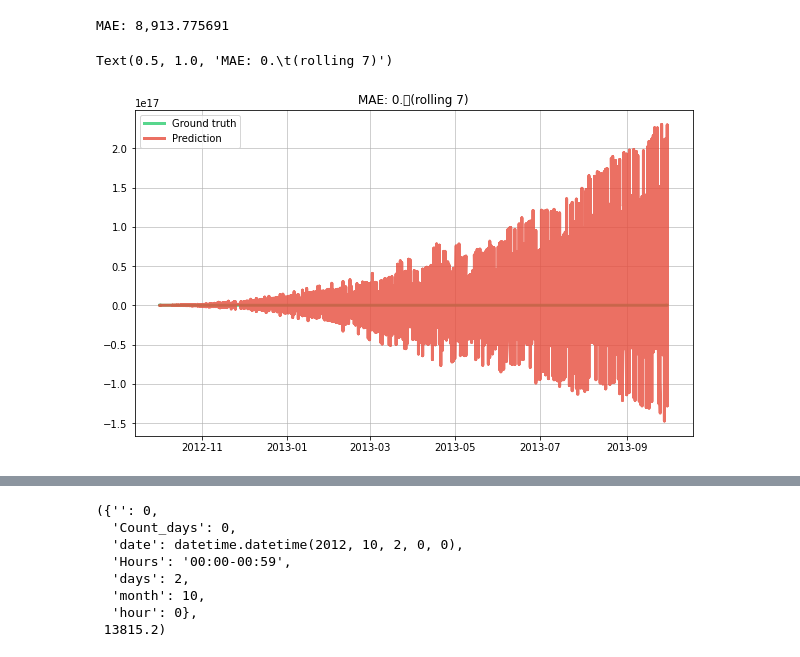
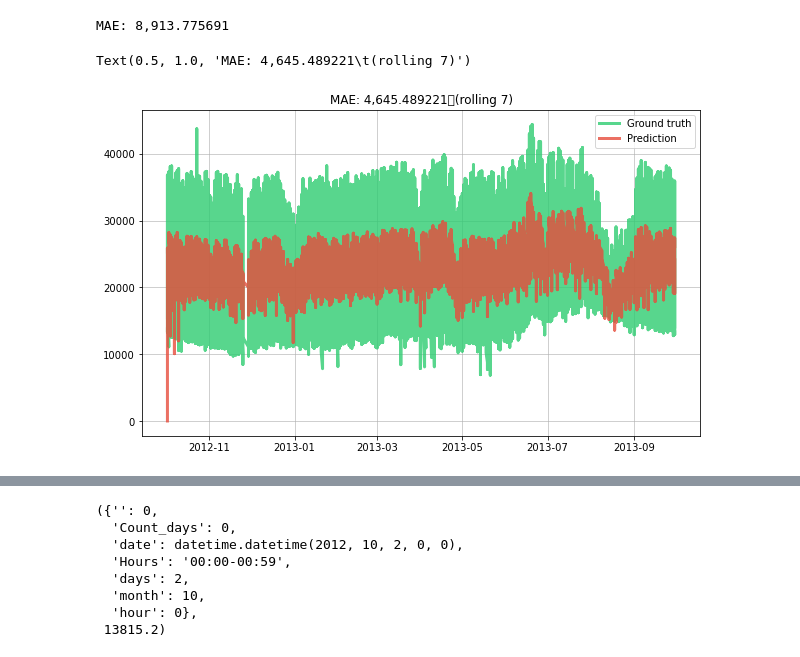
Before and after one commit to giodefa96/Script_Tesi_new, a Jupyter notebook: Script/DatiTesi/press_idr_trueModels.ipynb, the cells around one changed output, grey strips where cells are left out. Saved outputs shown, nothing was run; the diff lists cells and outputs as text; code cells hidden in the pictures.

```diff
--- a/Script/DatiTesi/press_idr_trueModels.ipynb
+++ b/Script/DatiTesi/press_idr_trueModels.ipynb
@@ -100,5 +100,5 @@ dati.Water_volume.plot()
 # %%
-path = r'C:\Users\giode\PycharmProjects\Script_Tesi_new\Script\DatiTesi\dativolum.csv'
+path = '/home/giodefa/PycharmProjects/Script_Tesi_new/Script/DatiTesi/dativolum.csv'
 # %%
 dati.columns
 # %% [output]
@@ -106,7 +106,7 @@ Index(['Count_days', 'date', 'Hours', 'Water_volume', 'days', 'month', 'hour'],
 # %%
 def initial_iter():
 
-       path = r'C:\Users\giode\PycharmProjects\Script_Tesi_new\Script\DatiTesi\dativolum.csv'
+       path = '/home/giodefa/PycharmProjects/Script_Tesi_new/Script/DatiTesi/dativolum.csv'
 
        X_y = stream.iter_csv(
               filepath_or_buffer=path,
@@ -288,7 +307,7 @@ y_preds = []
 
 X_y = initial_iter()
 
-model = compose.Select( '', 'hour', 'days', 'Count_days')
+model = compose.Select( '', 'days')
 model |= preprocessing.StandardScaler()
 model |= linear_model.PARegressor(
        C=0.01,
@@ -299,19 +318,45 @@ model |= linear_model.PARegressor(
 
 
 
-for i in range(0,8496):  #8496
+# for i in range(0,8496):  #8496
+#        x, y = next(X_y)
+#        # Obtain the prior prediction and update the model in one go
+#        y_pred = model.predict_one(x)
+#        model.learn_one(x, y)
+#
+#        # Update the error metric
+#        metric.update(y, y_pred)
+#
+#        # Store the true value and the prediction
+#        dates.append(x['date'])
+#        y_trues.append(y)
+#        y_preds.append(y_pred)
+
+for i in range(0,8159):  #8496
        x, y = next(X_y)
        # Obtain the prior prediction and update the model in one go
+
        y_pred = model.predict_one(x)
        model.learn_one(x, y)
 
        # Update the error metric
-       metric.update(y, y_pred)
+
 
        # Store the true value and the prediction
        dates.append(x['date'])
        y_trues.append(y)
        y_preds.append(y_pred)
+
+       if i == 8158:
+              for i in range(8159,8495):
+                     x, y = next(X_y)
+                     y_pred = model.predict_one(x)
+                     model.learn_one(x, y_pred)
+                     metric.update(y, y_pred)
+                     dates.append(x['date'])
+                     y_trues.append(y)
+                     y_preds.append(y_pred)
+
 
 # Plot the results
 fig, ax = plt.subplots(figsize=(10, 6))
@@ -597,35 +640,36 @@ y_preds = []
 X_y = initial_iter()
 
 base_model = tree.HoeffdingTreeRegressor(grace_period=50)
-model = compose.Select( '', 'hour', 'days', 'Count_days')
+model = compose.Select()
 model |= ensemble.SRPRegressor(
        model=base_model,
        training_method='patches',
        n_models=10
 )
 for i in range(0,8496):  #8496
        x, y = next(X_y)
        # Obtain the prior prediction and update the model in one go
 
        y_pred = model.predict_one(x)
        model.learn_one(x, y)
 
        # Update the error metric
+       metric.update(y, y_pred)
 
 
        # Store the true value and the prediction
        dates.append(x['date'])
        y_trues.append(y)
        y_preds.append(y_pred)
 
 
 # Plot the results
 fig, ax = plt.subplots(figsize=(10, 6))
 ax.grid(alpha=0.75)
 ax.plot(dates, y_trues, lw=3, color='#2ecc71', alpha=0.8, label='Ground truth')
 ax.plot(dates, y_preds, lw=3, color='#e74c3c', alpha=0.8, label='Prediction')
 ax.legend()
 ax.set_title(metric)
 # %% [output]
-Text(0.5, 1.0, 'MAE: 0.\t(rolling 7)')
+Text(0.5, 1.0, 'MAE: 4,645.489221\t(rolling 7)')
-[figure, old version]
+[figure, new version]
```
Also changed, not shown: parts of 23 cells of this notebook.
